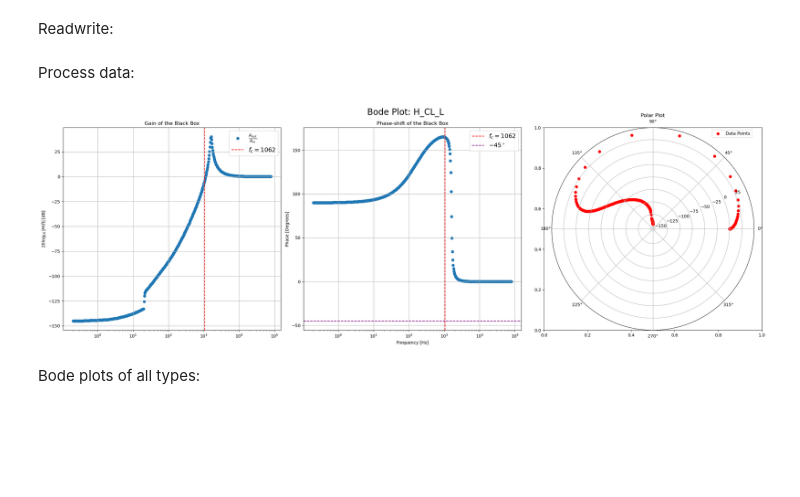
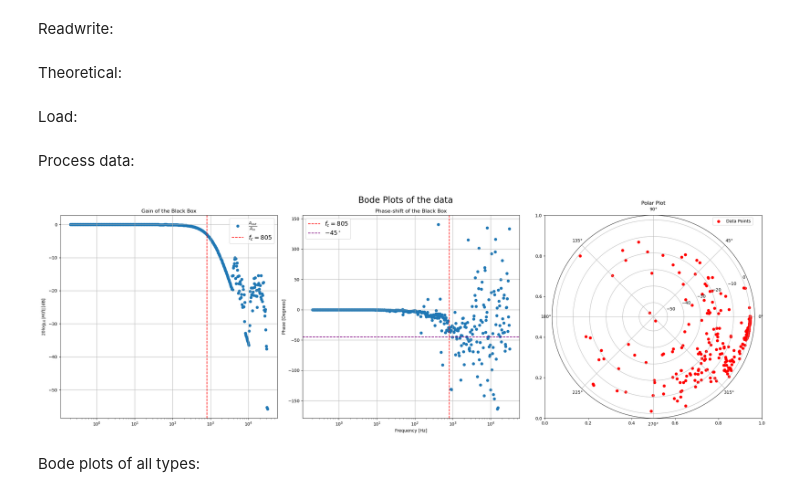
Before and after one commit to GingerBF/Git_Repository, a Jupyter notebook: PE1/Sessie_5/sessie_5_lab.ipynb, the cells around one changed output. Saved outputs shown, nothing was run; the diff lists cells and outputs as text; code cells hidden in the pictures; blank space fills up the shorter version.

Commit message:
meting is onbruikbaar omdat frequencies niet gesaved is

```diff
--- a/PE1/Sessie_5/sessie_5_lab.ipynb
+++ b/PE1/Sessie_5/sessie_5_lab.ipynb
@@ -7,6 +7,7 @@ from scipy.fft import rfft, rfftfreq, irfft
 from time import sleep
 import sounddevice as sd
 from scipy.io.wavfile import write
+import time
 import os
 import time
 from scipy import integrate
@@ -151,20 +152,14 @@ class MyDAQ:
             # Start writing. Since reading is a blocking function, there
             # is no need to sleep and wait for writing to finish.
 
-            start_time = time.perf_counter()
             writeTask.write(voltages)
-            elapsed_time = time.perf_counter() - start_time
-            print(f"writeTask.write took {elapsed_time:.6f} seconds.")
 
             start_time = time.perf_counter()
             writeTask.start()
             elapsed_time = time.perf_counter() - start_time
             print(f"writeTask.start took {elapsed_time:.6f} seconds.")
 
-            start_time = time.perf_counter()
-            data = readTask.read(number_of_samples_per_channel=samples, timeout=timeout)
-            elapsed_time = time.perf_counter() - start_time
-            print(f"readTask.read took {elapsed_time:.6f} seconds.")
+            data = readTask.read(number_of_samples_per_channel=(samples - int(elapsed_time * self.samplerate)), timeout=timeout)
 
             return np.asarray(data)
 
@@ -518,6 +509,34 @@ data = daq.readwrite(signal, read_channel, write_channel)
+# %% [markdown]
+Theoretical:
+# %%
+duration = 5
+amplitude = 5
+min_log_freq = np.log10(1 / duration)
+frequencies = np.logspace(min_log_freq, 0.9 * np.log10(daq.samplerate / 2), 500)
+R = 1000
+C = 1e-6
+L = 1e-2
+
+t, data = daq.generateMultipleWaveforms(function='sine', samplerate=daq.samplerate, frequencies=frequencies, duration=duration, amplitude=amplitude, phase=0)
+
+fft = np.fft.fft(data)
+freqs = np.fft.fftfreq(len(data), 1/daq.samplerate)
+
+H_values = H_apL(freqs, R, L, C)
+filtered_fft = fft * H_values
+
+AI1_data = np.real(np.fft.ifft(filtered_fft))
+AI0_data = data
+
+data_theoretical = np.array([AI0_data, AI1_data])
+# %% [markdown]
+Load:
+# %%
+data_loaded = np.load('meting.npy')
 # %% [markdown]
 Process data:
 # %%
+data = data_loaded
 direct_data = data[0]
 filter_data = data[1]
 samplesize = len(direct_data)
@@ -549,35 +568,34 @@ fig, (ax1, ax2, ax3) = plt.subplots(1, 3, figsize=(24, 8), gridspec_kw={'width_r
 
 ax1.scatter(frequencies, 20 * np.log10(H_magnitudes), label=r'$\frac{A_{out}}{A_{in}}$')
 ax1.set_xscale('log')
 ax1.set_ylabel(r'$20 \log_{10}|H(f)| \, \mathrm{[dB]}$')
 ax1.set_title('Gain of the Black Box')
 ax1.axvline(cutoff_frequency, color='red', linestyle='--', label=f'$f_c={round(cutoff_frequency)}$')
 #ax1.axvline(resonant_frequency, color='orange', linestyle='--', label=f'$f_c={round(resonant_frequency)}$')
 ax1.legend(fontsize=14)
 ax1.grid()
 
 ax2.scatter(frequencies, H_phaseshifts)
 ax2.set_xscale('log')
 ax2.set_xlabel('Frequency [Hz]')
 ax2.set_ylabel('Phase [Degrees]')
 ax2.set_title('Phase-shift of the Black Box')
 ax2.axvline(cutoff_frequency, color='red', linestyle='--', label=f'$f_c={round(cutoff_frequency)}$')
 #ax1.axvline(resonant_frequency, color='orange', linestyle='--', label=f'$f_c={round(resonant_frequency)}$')
 ax2.axhline(-45, color='purple', linestyle='--', label=f'$-45^\\circ $')
 ax2.legend(fontsize=14)
 ax2.grid()
 
 ax3 = plt.subplot(133, polar=True)  # Create a polar subplot
 ax3.scatter(np.deg2rad(H_phaseshifts), 20 * np.log10(H_magnitudes), label='Data Points', color='red')
 ax3.set_title('Polar Plot')
 ax3.legend()
 
-# Show and save the plot
 plt.suptitle(f'Bode Plots of the data', fontsize=20)
 plt.tight_layout()
 plt.show()
 # %% [output]
-[figure, old version]
+[figure, new version]
 # %% [markdown]
 Bode plots of all types:
 # %%
```
Also changed, not shown: parts of 3 cells of this notebook, 1 other file.
